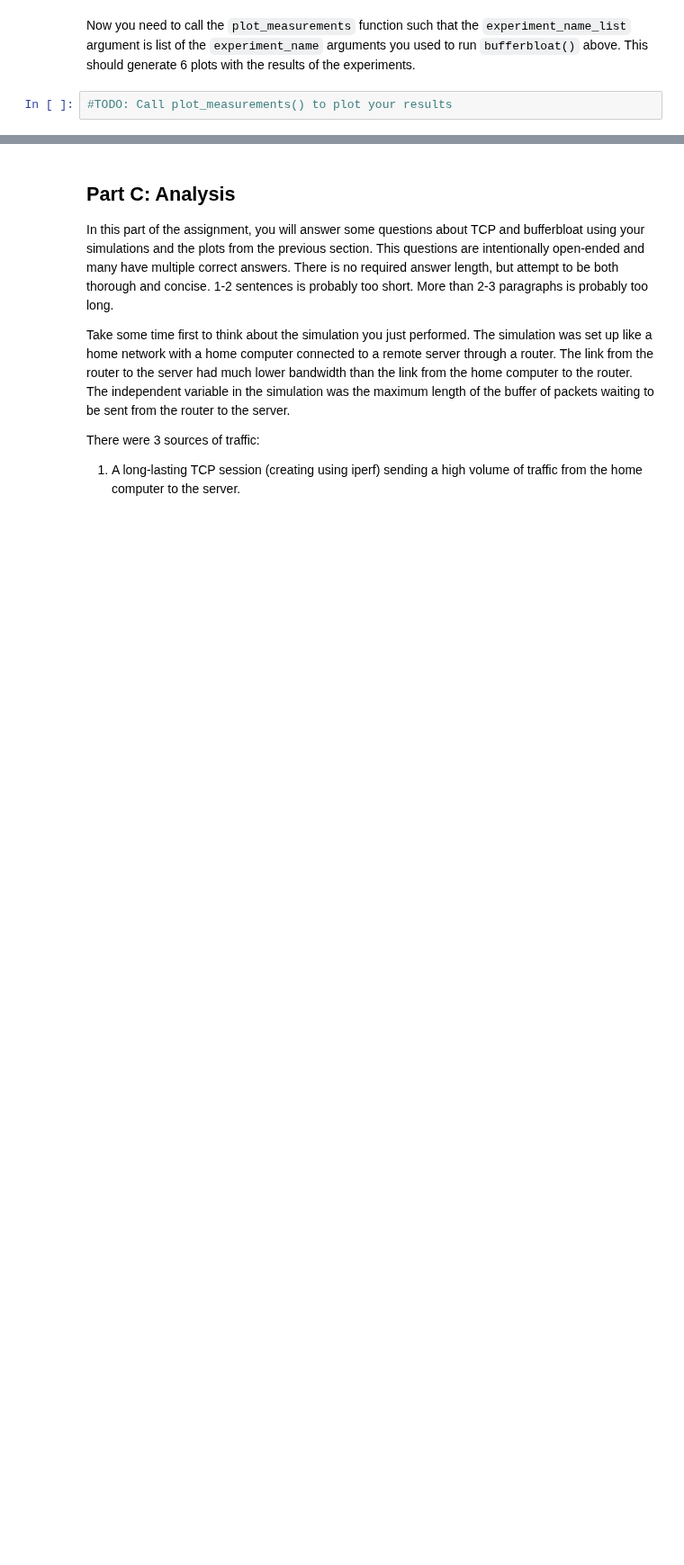
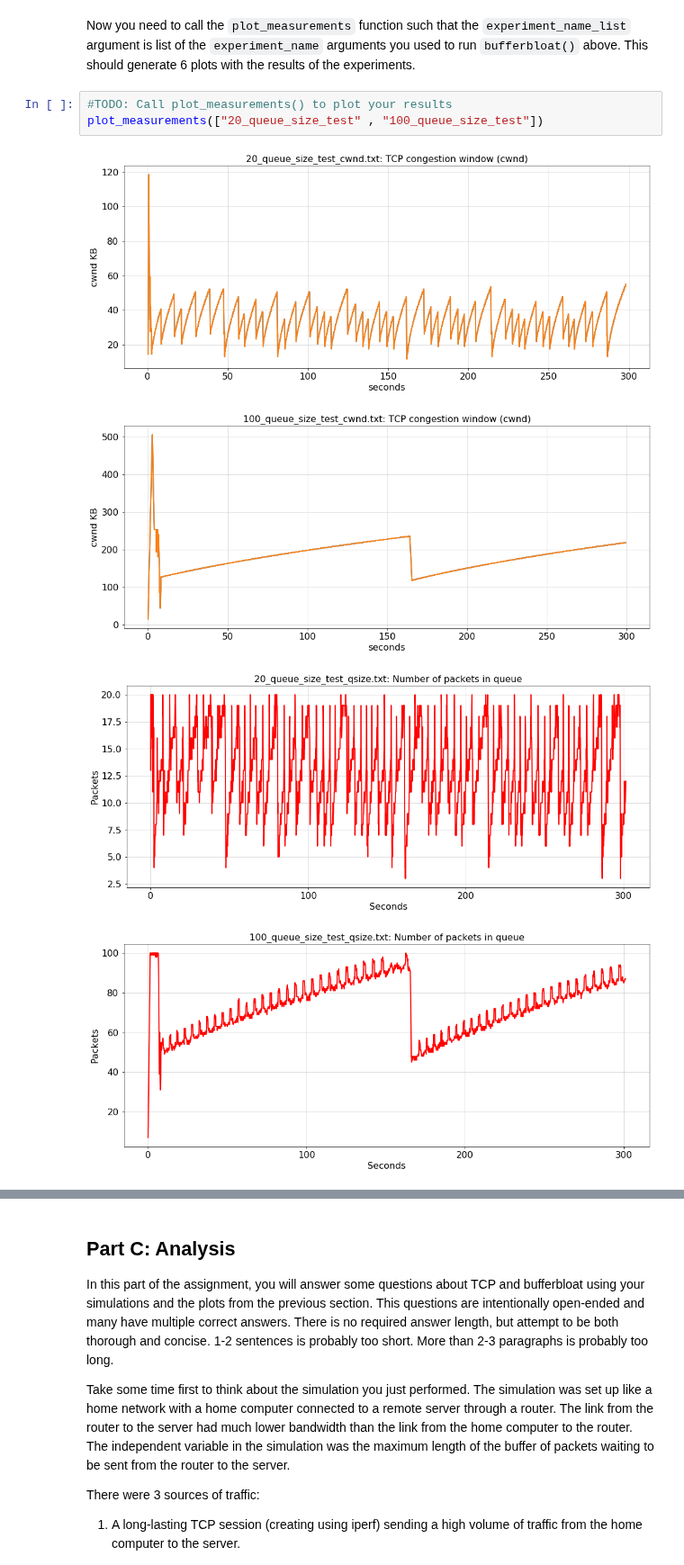
Before and after one commit to Seven-Ljy77/COS461, a Jupyter notebook: assignments/assignment2/Assignment2_Notebook.ipynb, the cells around one changed output, grey strips where cells are left out. Shown at 90% size. Drawn from its saved outputs; the diff is of its cells as text; blank space fills up the shorter version.

```diff
--- a/assignments/assignment2/Assignment2_Notebook.ipynb
+++ b/assignments/assignment2/Assignment2_Notebook.ipynb
@@ -255,3 +326,9 @@ def plot_measurements(experiment_name_list, cwnd_histogram=False):
 Now you need to call the `plot_measurements` function such that the `experiment_name_list` argument is list of the `experiment_name` arguments you used to run `bufferbloat()` above.  This should generate 6 plots with the results of the experiments.
 # %%
 #TODO: Call plot_measurements() to plot your results
+plot_measurements(["20_queue_size_test" , "100_queue_size_test"])
+# %% [output]
+[figure, added]
+[figure, added]
+[figure, added]
+[figure, added]
```
Also changed, not shown: parts of 23 cells of this notebook, 13 other files.
